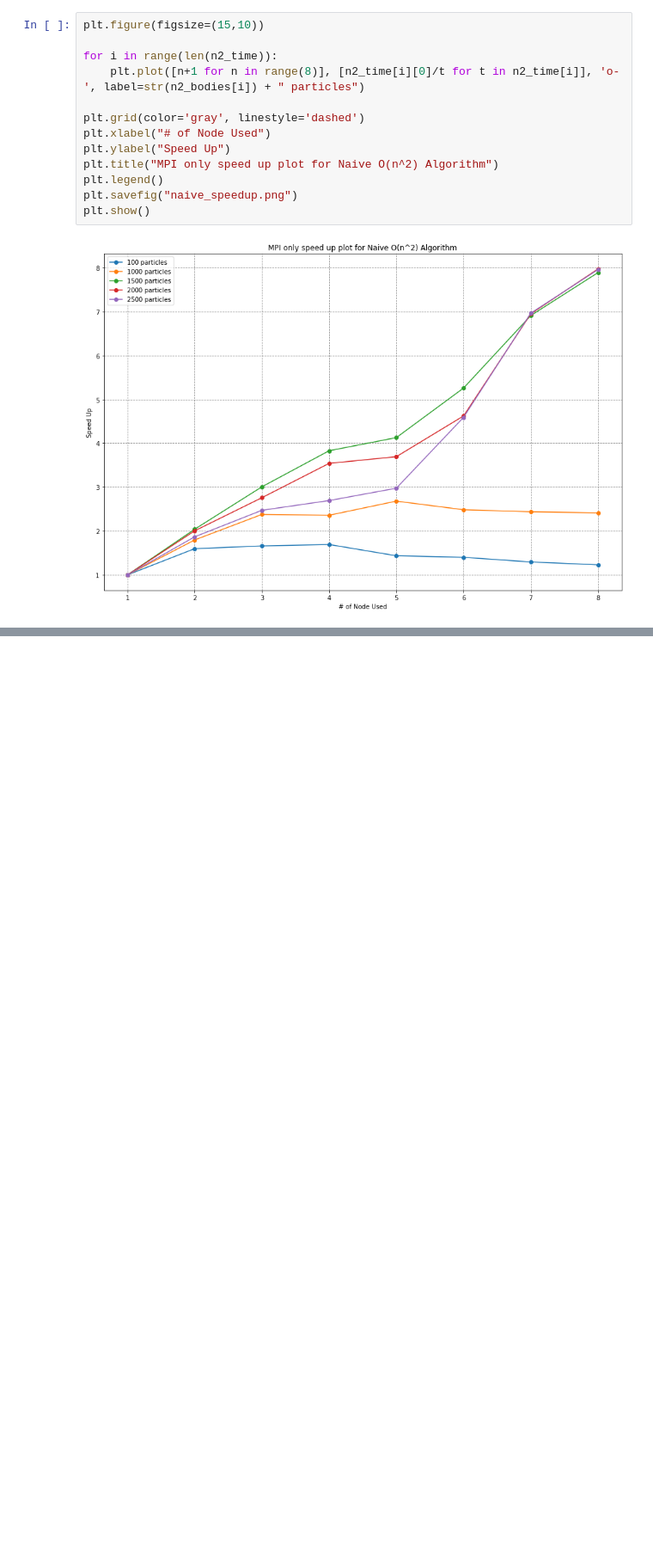
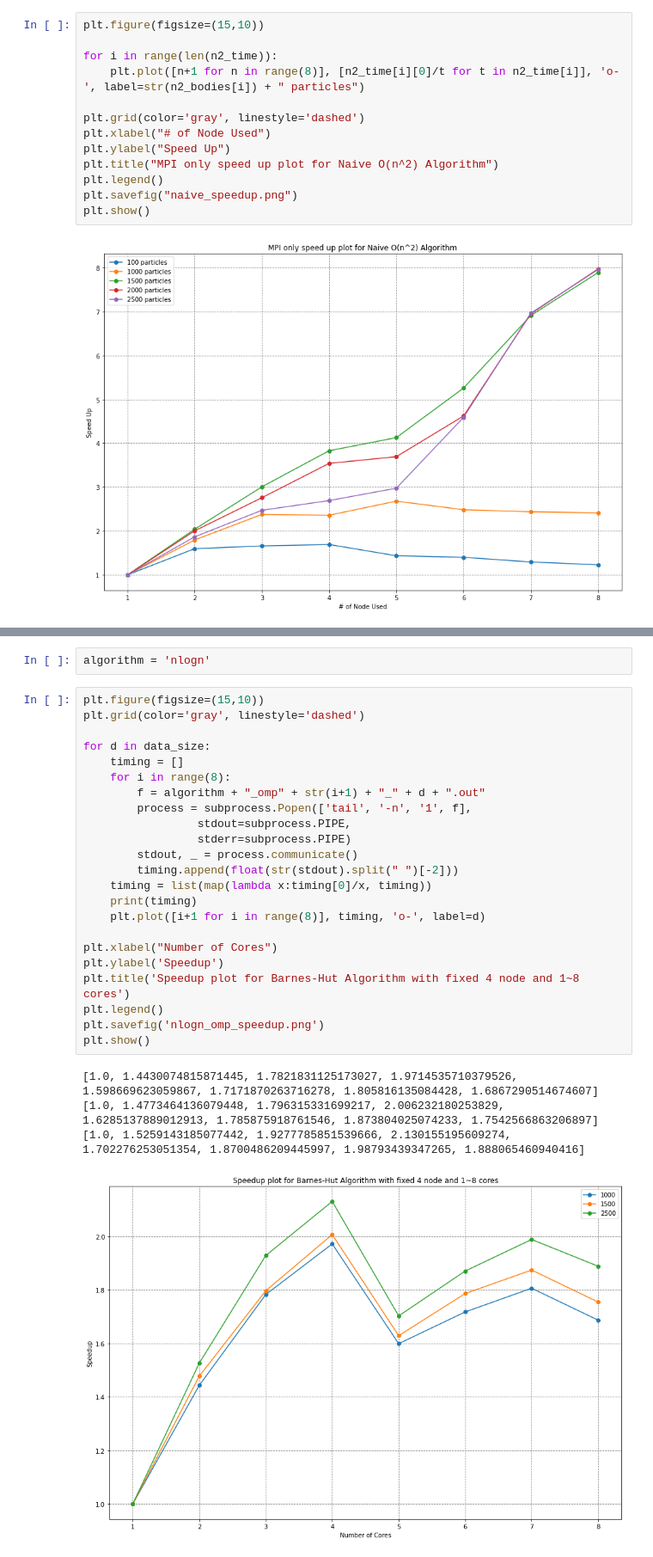
Before and after one commit to siriusctrl/COMP90025-Parallel-Multicore-Computing, a Jupyter notebook: nbody/plot.ipynb, the cells around one changed output, grey strips where cells are left out. Shown at 86% size. Saved outputs shown, nothing was run; the diff lists cells and outputs as text; blank space fills up the shorter version.

```diff
--- a/nbody/plot.ipynb
+++ b/nbody/plot.ipynb
@@ -108,0 +172,30 @@ plt.show()
+# %%
+algorithm = 'nlogn'
+# %%
+plt.figure(figsize=(15,10))
+plt.grid(color='gray', linestyle='dashed')
+
+for d in data_size:
+    timing = []
+    for i in range(8):
+        f = algorithm + "_omp" + str(i+1) + "_" + d + ".out"
+        process = subprocess.Popen(['tail', '-n', '1', f],
+                 stdout=subprocess.PIPE,
+                 stderr=subprocess.PIPE)
+        stdout, _ = process.communicate()
+        timing.append(float(str(stdout).split(" ")[-2]))
+    timing = list(map(lambda x:timing[0]/x, timing))
+    print(timing)
+    plt.plot([i+1 for i in range(8)], timing, 'o-', label=d)
+
+plt.xlabel("Number of Cores")
+plt.ylabel('Speedup')
+plt.title('Speedup plot for Barnes-Hut Algorithm with fixed 4 node and 1~8 cores')
+plt.legend()
+plt.savefig('nlogn_omp_speedup.png')
+plt.show()
+# %% [output]
+[1.0, 1.4430074815871445, 1.7821831125173027, 1.9714535710379526, 1.598669623059867, 1.7171870263716278, 1.805816135084428, 1.6867290514674607]
+[1.0, 1.4773464136079448, 1.796315331699217, 2.006232180253829, 1.6285137889012913, 1.785875918761546, 1.873804025074233, 1.7542566863206897]
+[1.0, 1.5259143185077442, 1.9277785851539666, 2.130155195609274, 1.702276253051354, 1.8700486209445997, 1.98793439347265, 1.888065460940416]
+[figure, added]
```
Also changed, not shown: parts of 6 cells of this notebook, 8 other files.
